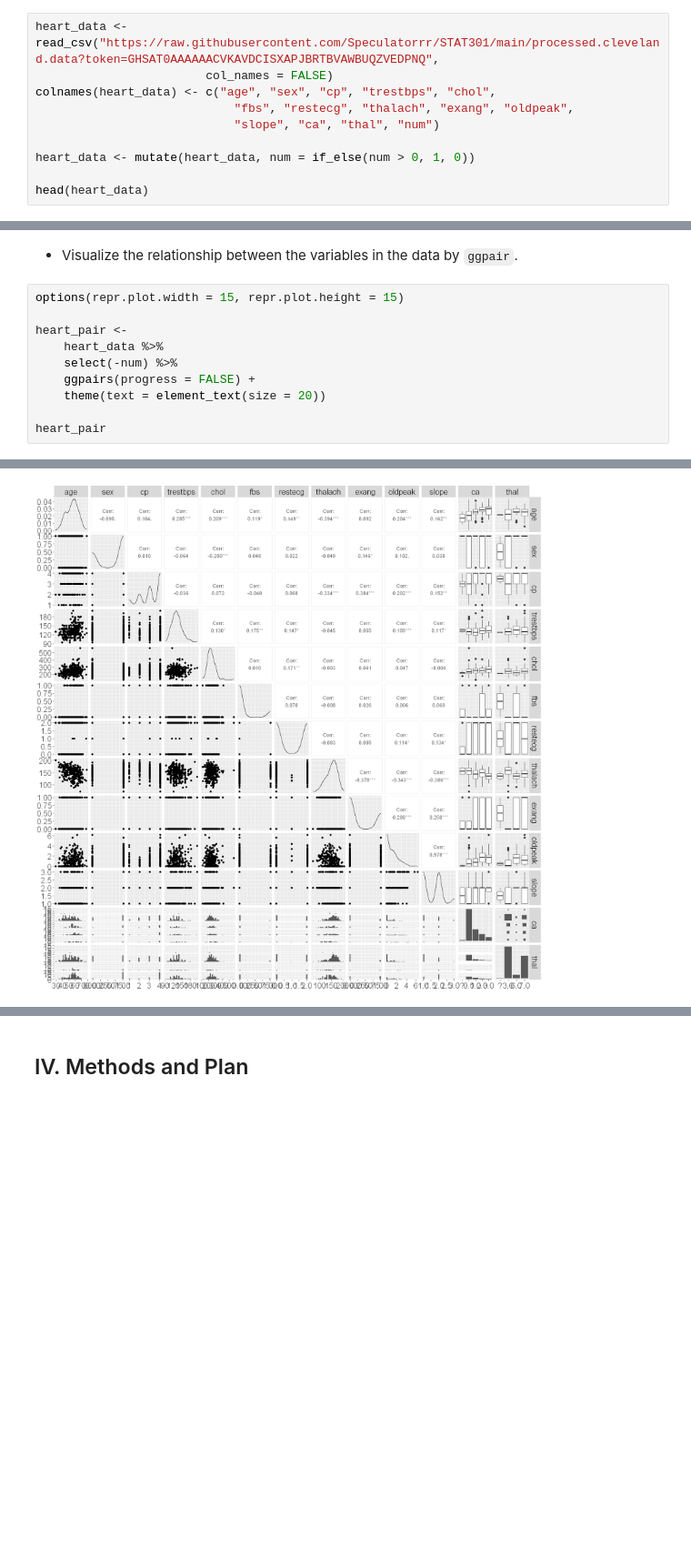
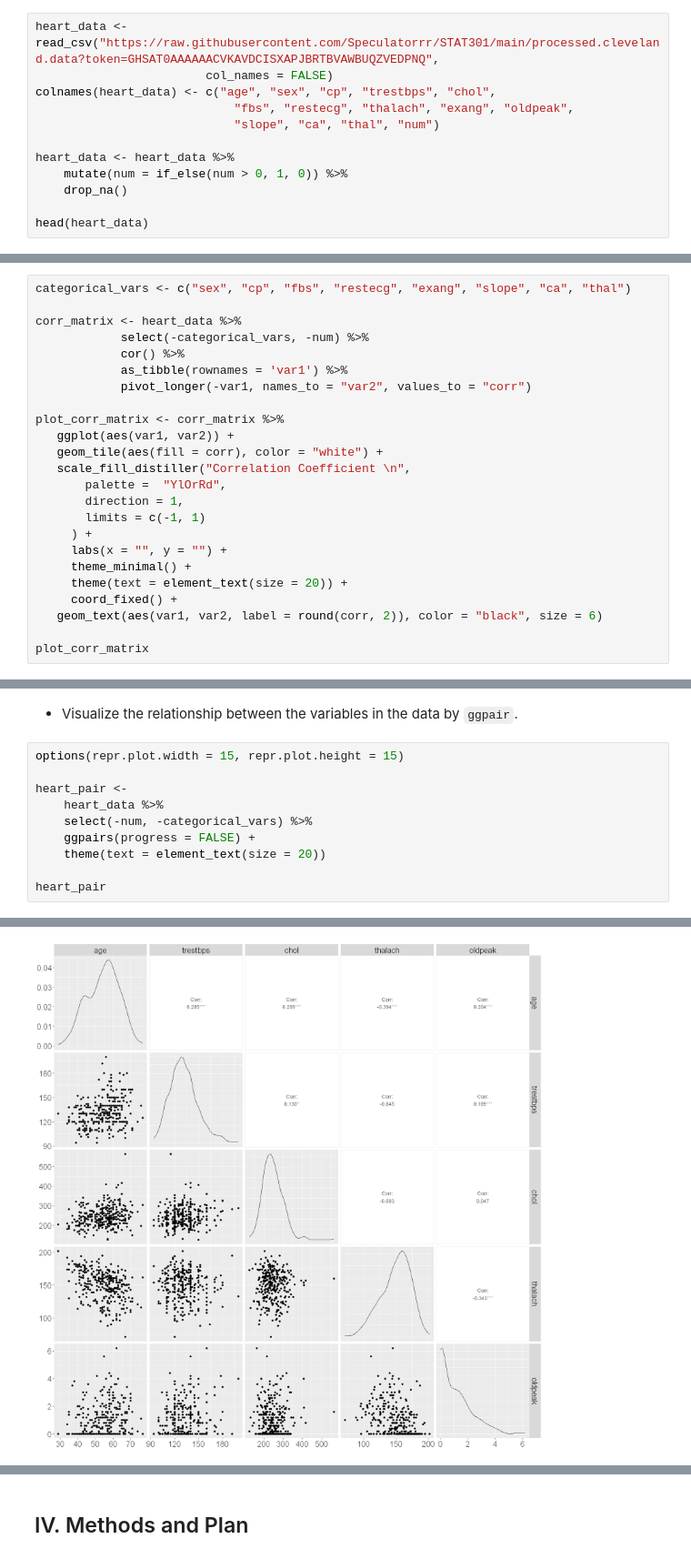
Before and after one commit to Speculatorrr/Group-STAT301, a Jupyter notebook: Planning-Christin.ipynb, the cells around one changed output, grey strips where cells are left out. Shown: that part at 91% size. Drawn from its saved outputs; the diff is of its cells as text; blank space fills up the shorter version.

```diff
--- a/Planning-Christin.ipynb
+++ b/Planning-Christin.ipynb
@@ -82,7 +83,9 @@ colnames(heart_data) <- c("age", "sex", "cp", "trestbps", "chol",
                             "fbs", "restecg", "thalach", "exang", "oldpeak",
                             "slope", "ca", "thal", "num")
 
-heart_data <- mutate(heart_data, num = if_else(num > 0, 1, 0))
+heart_data <- heart_data %>%
+    mutate(num = if_else(num > 0, 1, 0)) %>%
+    drop_na()
 
 head(heart_data)
 # %% [output]
@@ -121,0 +130,24 @@ heart_goal_hist
+# %%
+categorical_vars <- c("sex", "cp", "fbs", "restecg", "exang", "slope", "ca", "thal")
+
+corr_matrix <- heart_data %>%
+            select(-categorical_vars, -num) %>%
+            cor() %>%
+            as_tibble(rownames = 'var1') %>%
+            pivot_longer(-var1, names_to = "var2", values_to = "corr")
+
+plot_corr_matrix <- corr_matrix %>%
+   ggplot(aes(var1, var2)) +
+   geom_tile(aes(fill = corr), color = "white") +
+   scale_fill_distiller("Correlation Coefficient \n",
+       palette =  "YlOrRd",
+       direction = 1,
+       limits = c(-1, 1)
+     ) +
+     labs(x = "", y = "") +
+     theme_minimal() +
+     theme(text = element_text(size = 20)) +
+     coord_fixed() +
+   geom_text(aes(var1, var2, label = round(corr, 2)), color = "black", size = 6)
+
+plot_corr_matrix
@@ -126,7 +199,7 @@ options(repr.plot.width = 15, repr.plot.height = 15)
 
 heart_pair <-
     heart_data %>%
-    select(-num) %>%
+    select(-num, -categorical_vars) %>%
     ggpairs(progress = FALSE) +
     theme(text = element_text(size = 20))
 
@@ -152 +208 @@ heart_pair
-[figure, old version]
+[figure, new version]
```
Also changed, not shown: parts of 11 cells of this notebook.
